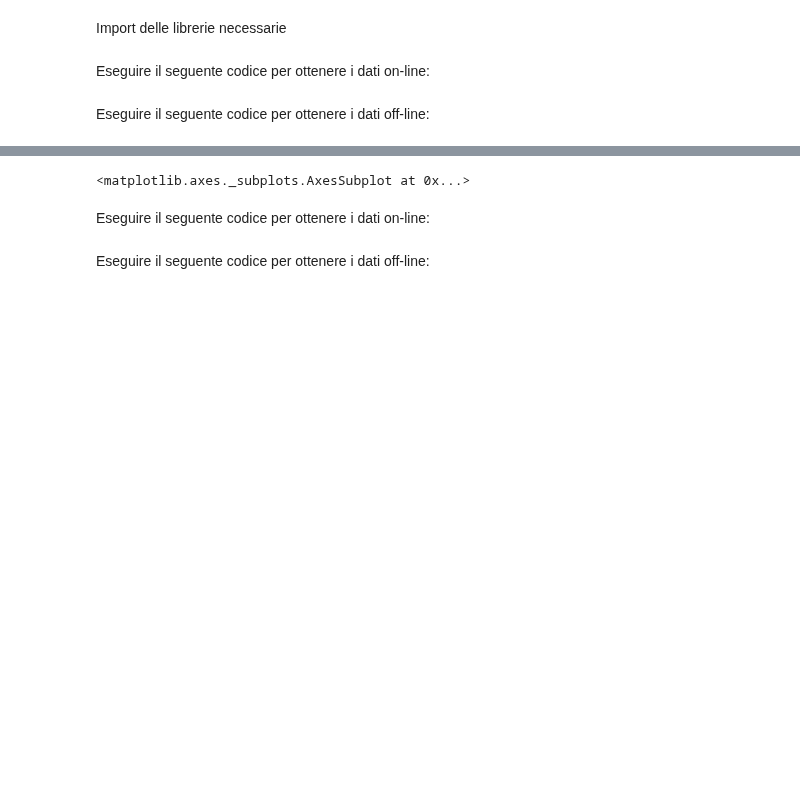
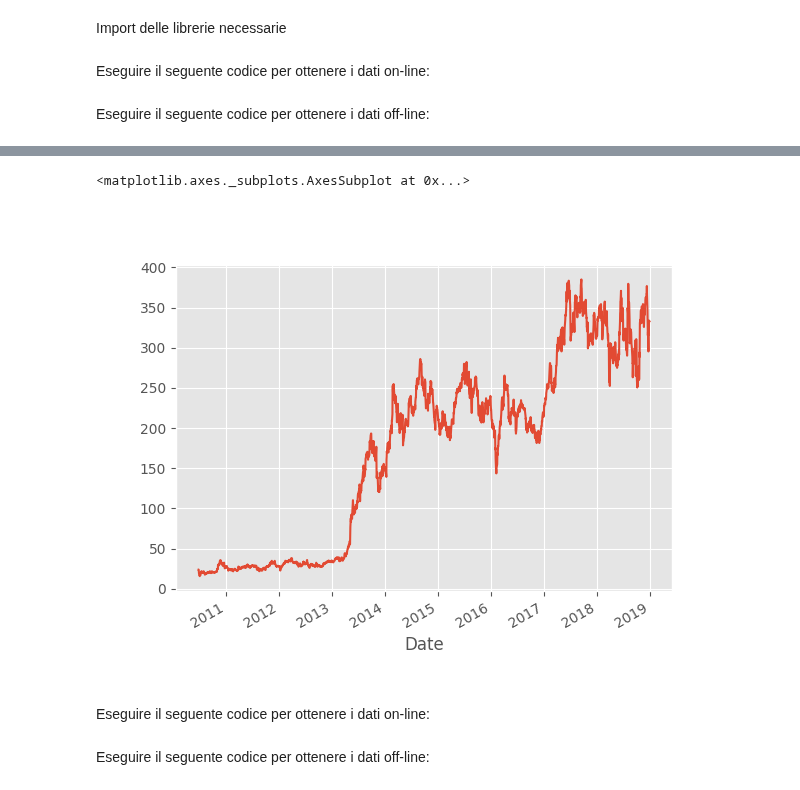
Before and after one commit to giorgiobella/TradingAlgoritmico, a Jupyter notebook: TechLab - Trading Algoritmico Pt-3.ipynb, the cells around one changed output, grey strips where cells are left out. Drawn from its saved outputs; the diff is of its cells as text; code cells hidden in the pictures; blank space fills up the shorter version.

```diff
--- a/TechLab - Trading Algoritmico Pt-3.ipynb
+++ b/TechLab - Trading Algoritmico Pt-3.ipynb
@@ -82,3 +81,3 @@ legend = ax.legend(loc='upper left')
 # %%
-dta['Adj Close'].plot()
+plt.figure(); dta['Adj Close'].plot()
 # %% [output]
@@ -87,4 +84,5 @@ dta['Adj Close'].plot()
 <matplotlib.axes._subplots.AxesSubplot at 0x...>
+[figure, added]
 # %% [markdown]
 Eseguire il seguente codice per ottenere i dati on-line:
 # %%
```
Also changed, not shown: parts of 9 cells of this notebook.
